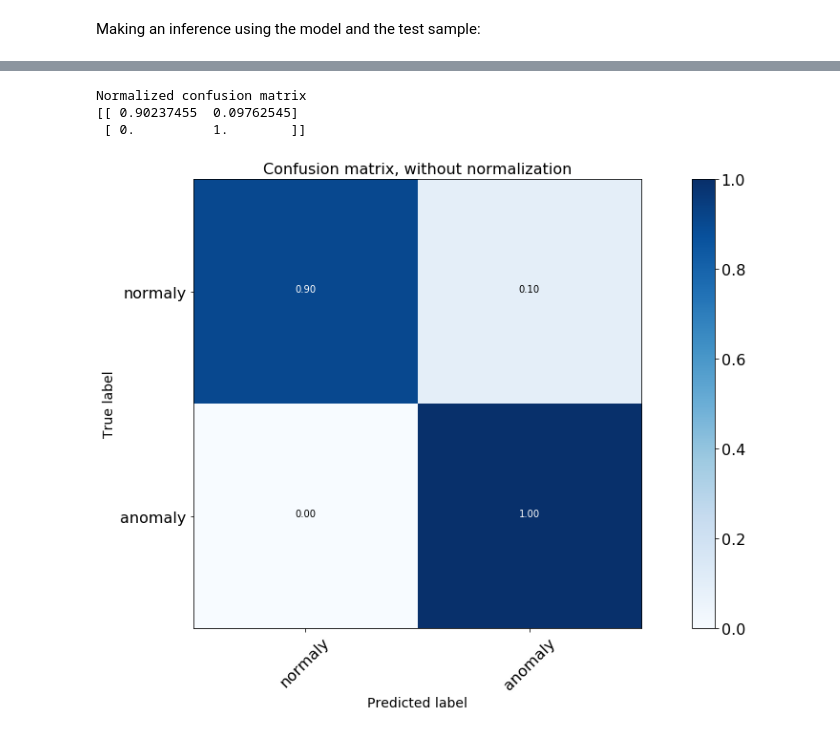
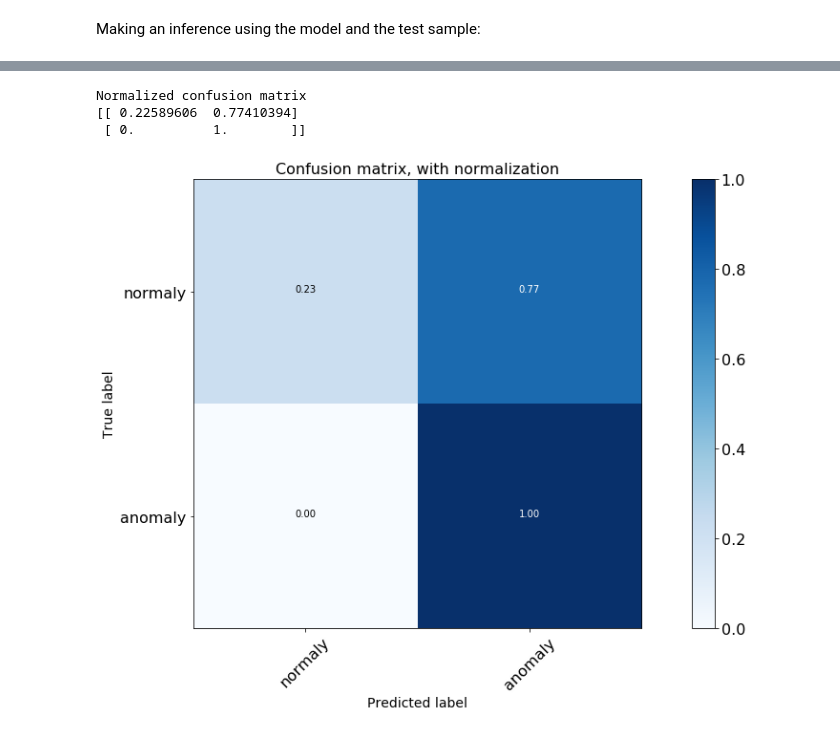
Before and after one commit to merveince92/RPCTriggerRateMonitoringWithML, a Jupyter notebook: inst_lumi_extractor.ipynb, the cells around one changed output, grey strips where cells are left out. Saved outputs shown, nothing was run; the diff lists cells and outputs as text; code cells hidden in the pictures.

```diff
--- a/inst_lumi_extractor.ipynb
+++ b/inst_lumi_extractor.ipynb
@@ -904,15 +955,13 @@ plot_training_loss(history_ann.history, "Neural network model loss")
 Making an inference using the model and the test sample:
 # %%
 ann_model = load_model("./model_keras/ann.h5")
-#cae_model = load_model("./model_keras/cae.h5")
+cae_model = load_model("./model_keras/cae.h5")
 # %%
 layers_test["ann_score"] = ann_model.predict(np.array(test_x))[:, 1]
-#layers_test["cae_score"] = np.sum(abs(test_x - cae_model.predict(np.array(test_x))), axis=1)
+layers_test["cae_score"] = np.sum(abs(test_x - cae_model.predict(np.array(test_x))), axis=1)
 # %%
 #print layers_test["ann_score"]
 #print layers_test["score"]
-# %%
-layers_test["score"] = layers_test["score"].astype('int')
 # %%
 def benchmark(y_true, y_score, treshold):
     y_pred = 2*(y_score > treshold)-1
@@ -1004,3 +1059,12 @@ def plot_confusion_matrix(cm, classes,
     plt.tight_layout()
     plt.ylabel('True label')
     plt.xlabel('Predicted label')
+# %%
+y_pred = 2*(layers_test["ann_score"] > 0.7)-1
+layers_test["score"] = 2*(layers_test["score"] > 0.7)-1
+
+cnf_matrix = confusion_matrix(layers_test["score"], y_pred)
+# Plot non-normalized confusion matrix
+plt.figure()
+plot_confusion_matrix(cnf_matrix, classes=["normaly","anomaly"], normalize=True,
+                      title='Confusion matrix, with normalization')
@@ -1007,12 +1076,12 @@ def plot_confusion_matrix(cm, classes,
 # %%
-y_pred = 2*(layers_test["ann_score"] > 0.5)-1
+y_pred = 2*(layers_test["cae_score"] > 1.1)-1
 cnf_matrix = confusion_matrix(layers_test["score"], y_pred)
 # Plot non-normalized confusion matrix
 plt.figure()
 plot_confusion_matrix(cnf_matrix, classes=["normaly","anomaly"], normalize=True,
-                      title='Confusion matrix, without normalization')
+                      title='Confusion matrix, with normalization')
 # %% [output]
 Normalized confusion matrix
-[[ 0.90237455  0.09762545]
+[[ 0.22589606  0.77410394]
  [ 0.          1.        ]]
-[figure, old version]
+[figure, new version]
```
Also changed, not shown: parts of 16 cells of this notebook.
